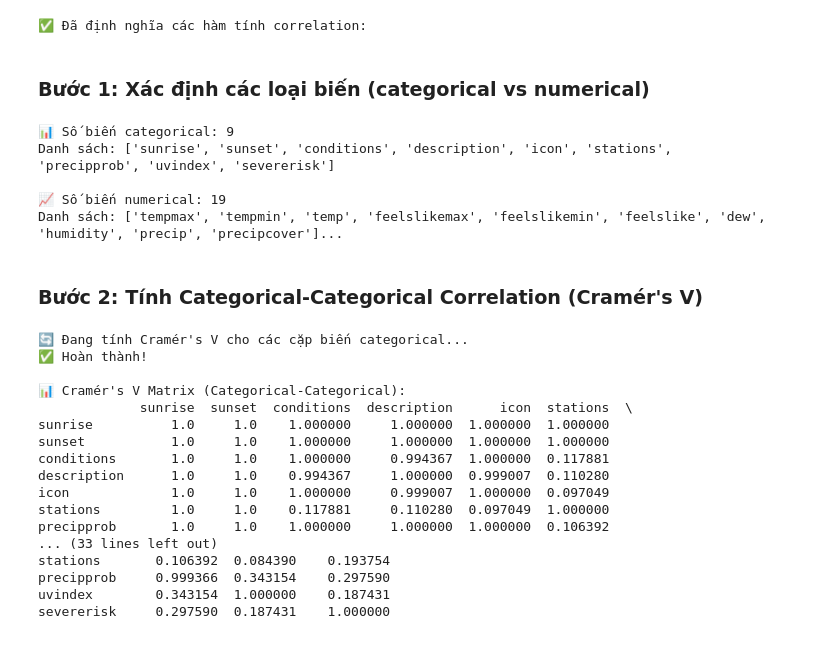
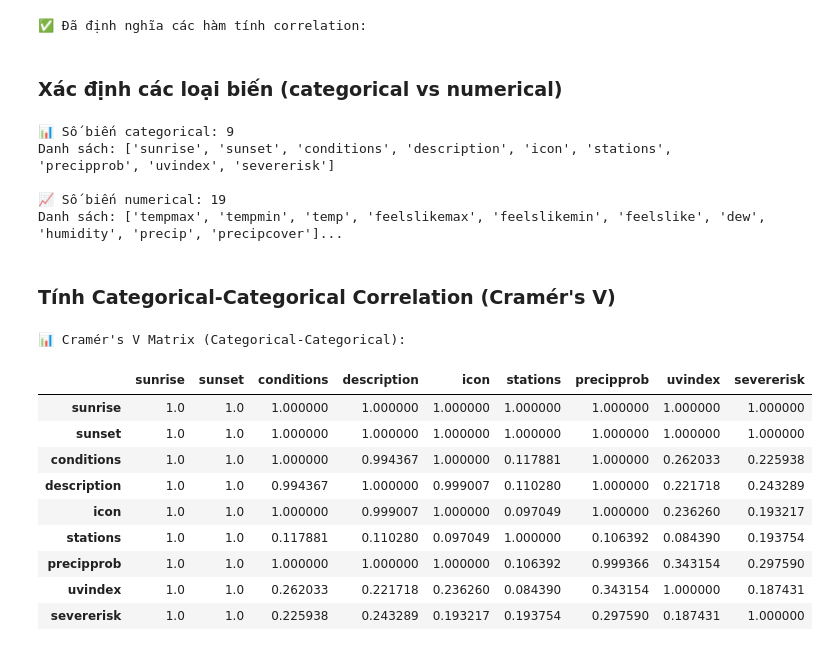
Before and after one commit to NgocHoa04/machine_learning_project, a Jupyter notebook: data_processing.ipynb, the cells around one changed output. Drawn from its saved outputs; the diff is of its cells as text; code cells hidden in the pictures.

```diff
--- a/data_processing.ipynb
+++ b/data_processing.ipynb
@@ -307,7 +230,7 @@ print("✅ Đã định nghĩa các hàm tính correlation:")
 # %% [output]
 ✅ Đã định nghĩa các hàm tính correlation:
 # %% [markdown]
-### Bước 1: Xác định các loại biến (categorical vs numerical)
+### Xác định các loại biến (categorical vs numerical)
 # %%
 # Xác định các biến categorical và numerical
 categorical_cols = hn_daily.select_dtypes(include=['object', 'category']).columns.tolist()
@@ -332,44 +255,36 @@ Danh sách: ['sunrise', 'sunset', 'conditions', 'description', 'icon', 'stations
 📈 Số biến numerical: 19
 Danh sách: ['tempmax', 'tempmin', 'temp', 'feelslikemax', 'feelslikemin', 'feelslike', 'dew', 'humidity', 'precip', 'precipcover']...
 # %% [markdown]
-### Bước 2: Tính Categorical-Categorical Correlation (Cramér's V)
+### Tính Categorical-Categorical Correlation (Cramér's V)
 # %%
 # Tính Cramér's V matrix cho tất cả các cặp biến categorical
 cat_cat_corr = pd.DataFrame(
     np.zeros((len(categorical_cols), len(categorical_cols))),
     index=categorical_cols,
     columns=categorical_cols
 )
 
-print("🔄 Đang tính Cramér's V cho các cặp biến categorical...")
 for i, col1 in enumerate(categorical_cols):
     for j, col2 in enumerate(categorical_cols):
         if i <= j:  # Chỉ tính nửa trên của ma trận (symmetric)
             v = cramers_v(hn_daily[col1], hn_daily[col2])
             cat_cat_corr.loc[col1, col2] = v
             cat_cat_corr.loc[col2, col1] = v
 
-print("✅ Hoàn thành!\n")
 print("📊 Cramér's V Matrix (Categorical-Categorical):")
-print(cat_cat_corr)
+cat_cat_corr
 # %% [output]
-🔄 Đang tính Cramér's V cho các cặp biến categorical...
-✅ Hoàn thành!
-
 📊 Cramér's V Matrix (Categorical-Categorical):
-             sunrise  sunset  conditions  description      icon  stations  \
-sunrise          1.0     1.0    1.000000     1.000000  1.000000  1.000000
-sunset           1.0     1.0    1.000000     1.000000  1.000000  1.000000
-conditions       1.0     1.0    1.000000     0.994367  1.000000  0.117881
-description      1.0     1.0    0.994367     1.000000  0.999007  0.110280
-icon             1.0     1.0    1.000000     0.999007  1.000000  0.097049
-stations         1.0     1.0    0.117881     0.110280  0.097049  1.000000
-precipprob       1.0     1.0    1.000000     1.000000  1.000000  0.106392
-... (33 lines left out)
-stations       0.106392  0.084390    0.193754
-precipprob     0.999366  0.343154    0.297590
-uvindex        0.343154  1.000000    0.187431
-severerisk     0.297590  0.187431    1.000000
+|  | sunrise | sunset | conditions | description | icon | stations | precipprob | uvindex | severerisk |
+| sunrise | 1.0 | 1.0 | 1.000000 | 1.000000 | 1.000000 | 1.000000 | 1.000000 | 1.000000 | 1.000000 |
+| sunset | 1.0 | 1.0 | 1.000000 | 1.000000 | 1.000000 | 1.000000 | 1.000000 | 1.000000 | 1.000000 |
+| conditions | 1.0 | 1.0 | 1.000000 | 0.994367 | 1.000000 | 0.117881 | 1.000000 | 0.262033 | 0.225938 |
+| description | 1.0 | 1.0 | 0.994367 | 1.000000 | 0.999007 | 0.110280 | 1.000000 | 0.221718 | 0.243289 |
+| icon | 1.0 | 1.0 | 1.000000 | 0.999007 | 1.000000 | 0.097049 | 1.000000 | 0.236260 | 0.193217 |
+| stations | 1.0 | 1.0 | 0.117881 | 0.110280 | 0.097049 | 1.000000 | 0.106392 | 0.084390 | 0.193754 |
+| precipprob | 1.0 | 1.0 | 1.000000 | 1.000000 | 1.000000 | 0.106392 | 0.999366 | 0.343154 | 0.297590 |
+| uvindex | 1.0 | 1.0 | 0.262033 | 0.221718 | 0.236260 | 0.084390 | 0.343154 | 1.000000 | 0.187431 |
+| severerisk | 1.0 | 1.0 | 0.225938 | 0.243289 | 0.193217 | 0.193754 | 0.297590 | 0.187431 | 1.000000 |
 # %%
 # Visualize Cramér's V matrix
 if len(categorical_cols) > 0:
```
Also changed, not shown: parts of 25 cells of this notebook, 1 other file.
